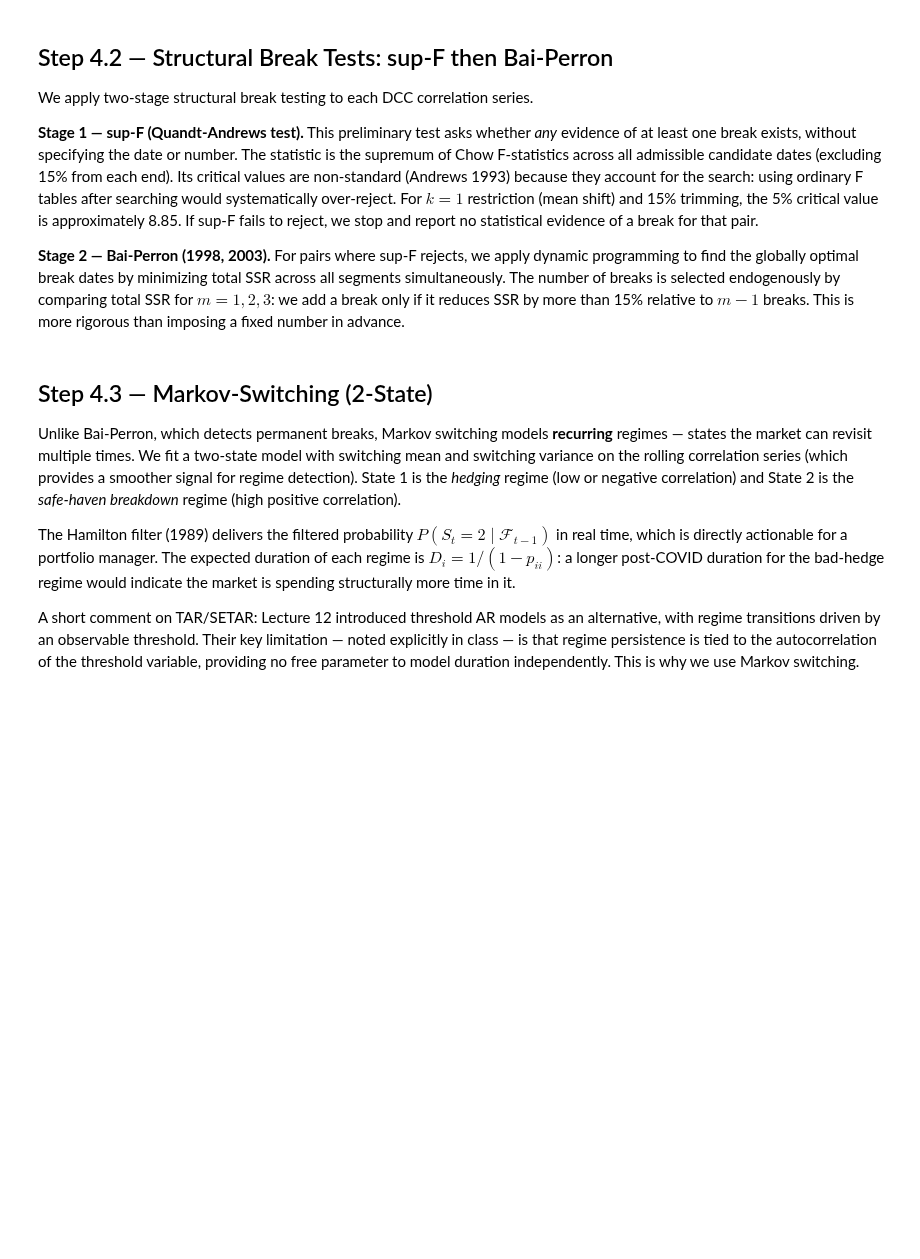
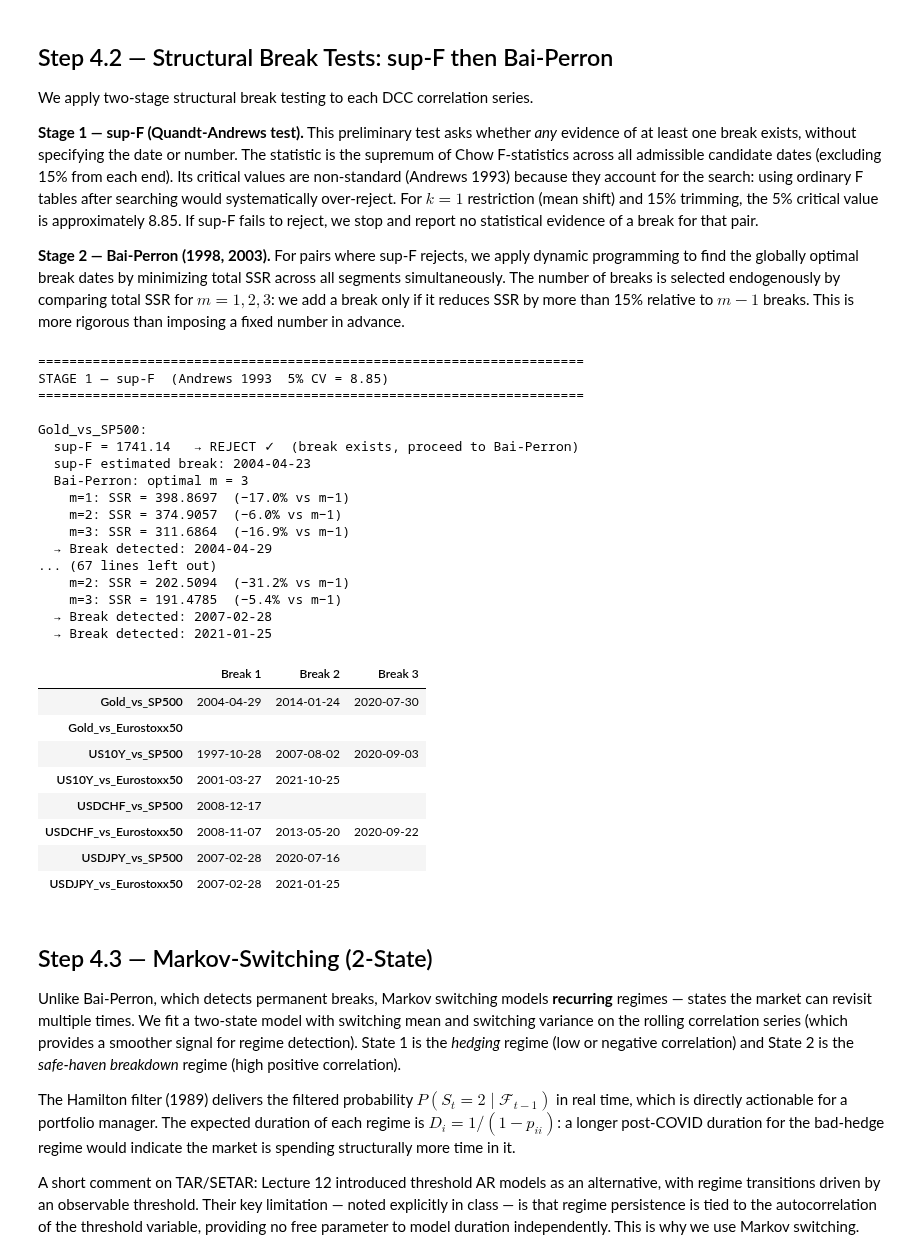
Before and after one commit to yvdri/EMiF-project-2, a Jupyter notebook: projet_emif/notebook_Aymen.ipynb, the cells around one changed output. Saved outputs shown, nothing was run; the diff lists cells and outputs as text; code cells hidden in the pictures; blank space fills up the shorter version.

```diff
--- a/projet_emif/notebook_Aymen.ipynb
+++ b/projet_emif/notebook_Aymen.ipynb
@@ -662,8 +752,7 @@ for key in PAIRS:
     supF_results[key] = {'sup_F': sup_F, 'date': date_star, 'reject': reject}
 
     flag = '→ REJECT ✓  (break exists, proceed to Bai-Perron)' if reject else '→ fail to reject'
-    print(f"
-{key}:")
+    print(f"\n{key}:")
     print(f"  sup-F = {sup_F:.2f}   {flag}")
     print(f"  sup-F estimated break: {date_star.date()}")
 
@@ -689,33 +778,60 @@ for key in PAIRS:
             bkps_by_m[m] = bkps_m[:-1]   # drop sentinel
 
         # Sequential selection: keep adding breaks while SSR drops > 15%
         optimal_m = 0
         for m in [1, 2, 3]:
             reduction = (ssr_by_m[m-1] - ssr_by_m[m]) / ssr_by_m[m-1]
             if reduction > 0.15:
                 optimal_m = m
 
         break_dates = [idx_[b] for b in bkps_by_m.get(optimal_m, [])]
         bp_results[key] = {'optimal_m': optimal_m, 'break_dates': break_dates,
                            'ssr_by_m': ssr_by_m}
 
         print(f"  Bai-Perron: optimal m = {optimal_m}")
         for m in range(1, 4):
             red = (ssr_by_m[m-1] - ssr_by_m[m]) / ssr_by_m[m-1] * 100
             print(f"    m={m}: SSR = {ssr_by_m[m]:.4f}  (−{red:.1f}% vs m−1)")
         for d in break_dates:
             print(f"  → Break detected: {d.date()}")
     else:
         bp_results[key] = {'optimal_m': 0, 'break_dates': [], 'ssr_by_m': {}}
 
 # Save
 bp_table = pd.DataFrame({
     k: [str(d.date()) for d in v['break_dates']] +
        [''] * (3 - len(v['break_dates']))
     for k, v in bp_results.items()
 }, index=['Break 1', 'Break 2', 'Break 3']).T
 bp_table.to_csv('outputs/tables/bai_perron_breaks.csv')
 display(bp_table)
+# %% [output]
+======================================================================
+STAGE 1 — sup-F  (Andrews 1993  5% CV = 8.85)
+======================================================================
+
+Gold_vs_SP500:
+  sup-F = 1741.14   → REJECT ✓  (break exists, proceed to Bai-Perron)
+  sup-F estimated break: 2004-04-23
+  Bai-Perron: optimal m = 3
+    m=1: SSR = 398.8697  (−17.0% vs m−1)
+    m=2: SSR = 374.9057  (−6.0% vs m−1)
+    m=3: SSR = 311.6864  (−16.9% vs m−1)
+  → Break detected: 2004-04-29
+... (67 lines left out)
+    m=2: SSR = 202.5094  (−31.2% vs m−1)
+    m=3: SSR = 191.4785  (−5.4% vs m−1)
+  → Break detected: 2007-02-28
+  → Break detected: 2021-01-25
+|  | Break 1 | Break 2 | Break 3 |
+| Gold_vs_SP500 | 2004-04-29 | 2014-01-24 | 2020-07-30 |
+| Gold_vs_Eurostoxx50 |  |  |  |
+| US10Y_vs_SP500 | 1997-10-28 | 2007-08-02 | 2020-09-03 |
+| US10Y_vs_Eurostoxx50 | 2001-03-27 | 2021-10-25 |  |
+| USDCHF_vs_SP500 | 2008-12-17 |  |  |
+| USDCHF_vs_Eurostoxx50 | 2008-11-07 | 2013-05-20 | 2020-09-22 |
+| USDJPY_vs_SP500 | 2007-02-28 | 2020-07-16 |  |
+| USDJPY_vs_Eurostoxx50 | 2007-02-28 | 2021-01-25 |  |
 # %% [markdown]
 ## Step 4.3 — Markov-Switching (2-State)
 
```
Also changed, not shown: parts of 16 cells of this notebook, 1 other file.
